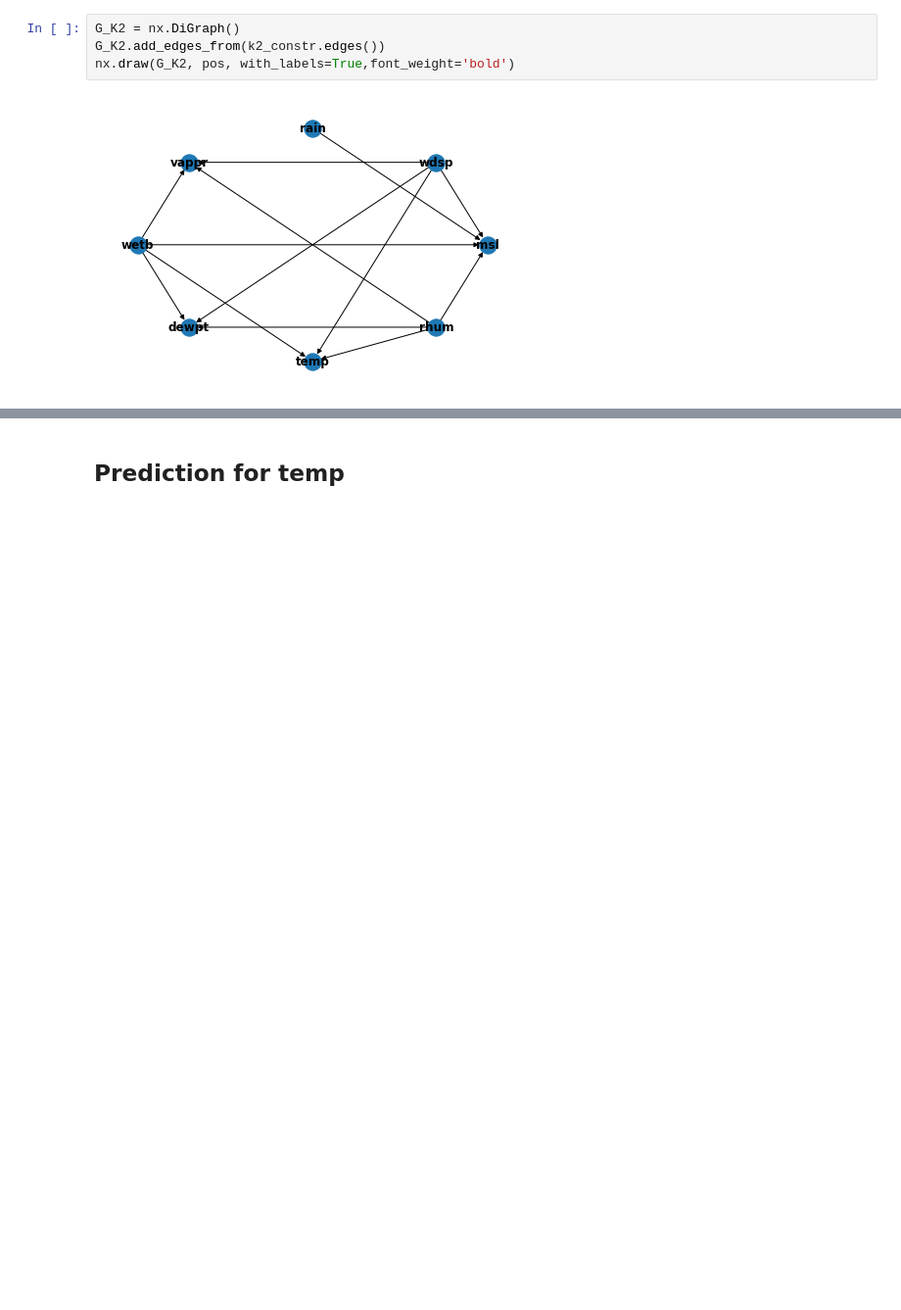
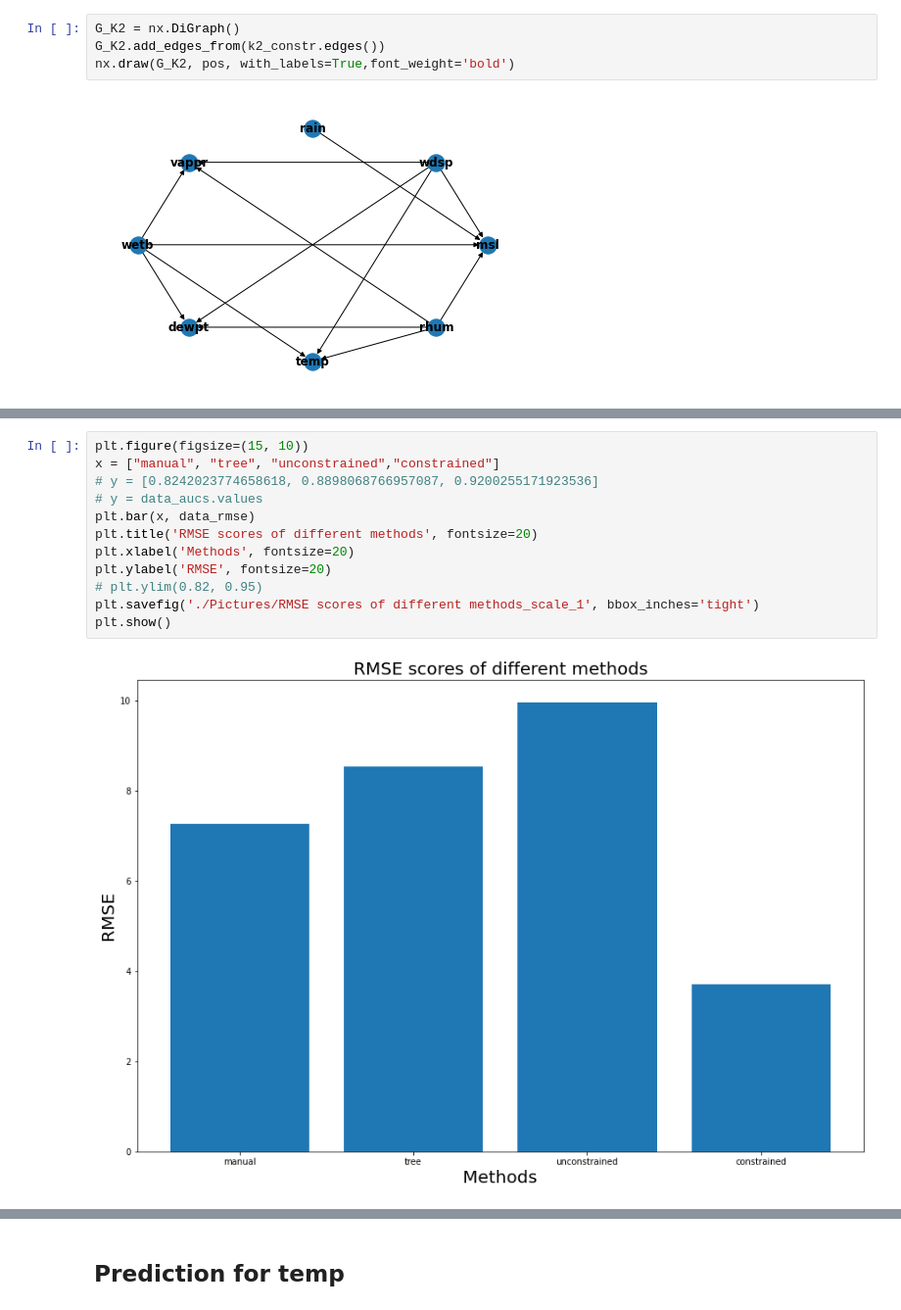
Before and after one commit to AAYamoldin/Methods-and-models-for-multivariate-data-analysis-2021-2022-ITMO_labs, a Jupyter notebook: Lab3/main_lab3.ipynb, the cells around one changed output, grey strips where cells are left out. Shown at 98% size. Cells and saved outputs as stored; diff of their text form; blank space fills up the shorter version.

```diff
--- a/Lab3/main_lab3.ipynb
+++ b/Lab3/main_lab3.ipynb
@@ -690,0 +817,14 @@ df_k2c = sampling(k2_constr, df_trans, n=2000, new=True)
+# %%
+plt.figure(figsize=(15, 10))
+x = ["manual", "tree", "unconstrained","constrained"]
+# y = [0.8242023774658618, 0.8898068766957087, 0.9200255171923536]
+# y = data_aucs.values
+plt.bar(x, data_rmse)
+plt.title('RMSE scores of different methods', fontsize=20)
+plt.xlabel('Methods', fontsize=20)
+plt.ylabel('RMSE', fontsize=20)
+# plt.ylim(0.82, 0.95)
+plt.savefig('./Pictures/RMSE scores of different methods_scale_1', bbox_inches='tight')
+plt.show()
+# %% [output]
+[figure, added]
```
Also changed, not shown: parts of 32 cells of this notebook, 7 other files.
